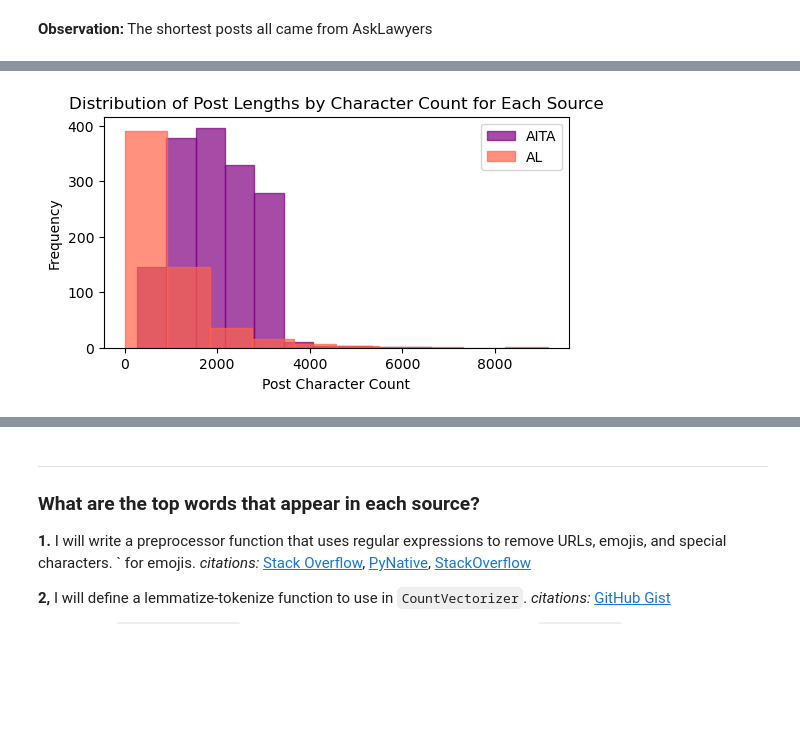
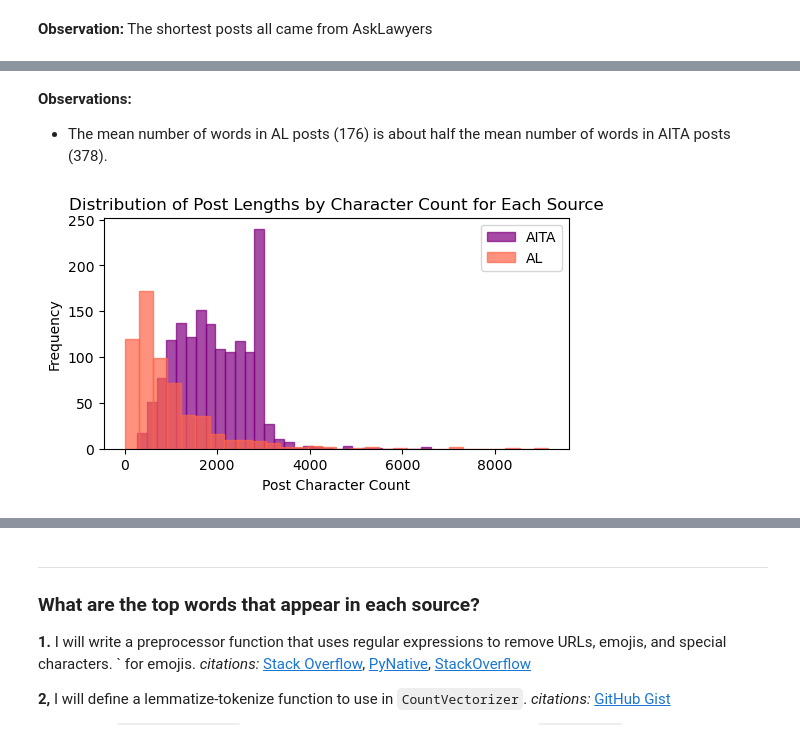
Before and after one commit to MartaFuentesF/NLP_classification_reddit_posts, a Jupyter notebook: 02_Cleaning_and_EDA.ipynb, the cells around one changed output, grey strips where cells are left out. Cells and saved outputs as stored; diff of their text form; code cells hidden in the pictures; blank space fills up the shorter version.

```diff
--- a/02_Cleaning_and_EDA.ipynb
+++ b/02_Cleaning_and_EDA.ipynb
@@ -267,18 +340,22 @@ plt.savefig('./Images/bar_post_len_by_word_al_aita')
+# %% [markdown]
+**Observations:**
+
+* The mean number of words in AL posts (176) is about half the mean number of words in AITA posts (378).
 # %%
 # Histogram for character count for posts from AITA and AL
 plt.figure(figsize = (6, 3));
 
 #AITA
-plt.hist(aita_df['post_length_char'], edgecolor = 'purple', color = 'purple', alpha = 0.7, label = 'AITA');
+plt.hist(aita_df['post_length_char'], bins = 30, edgecolor = 'purple', color = 'purple', alpha = 0.7, label = 'AITA');
 plt.xlabel('Post Character Count');
 plt.ylabel('Frequency');
 plt.title('Distribution of Post Lengths by Character Count for Each Source');
 
 #AL
-plt.hist(al_df['post_length_char'], edgecolor = 'tomato', color = 'tomato', alpha = 0.7, label = 'AL');
+plt.hist(al_df['post_length_char'], bins = 30, edgecolor = 'tomato', color = 'tomato', alpha = 0.7, label = 'AL');
 plt.legend()
 
 # Saving Figure to Images folder
 plt.savefig('./Images/bar_post_len_by_char_al_aita')
 # %% [output]
-[figure, old version]
+[figure, new version]
```
Also changed, not shown: parts of 14 cells of this notebook, 6 other files.
